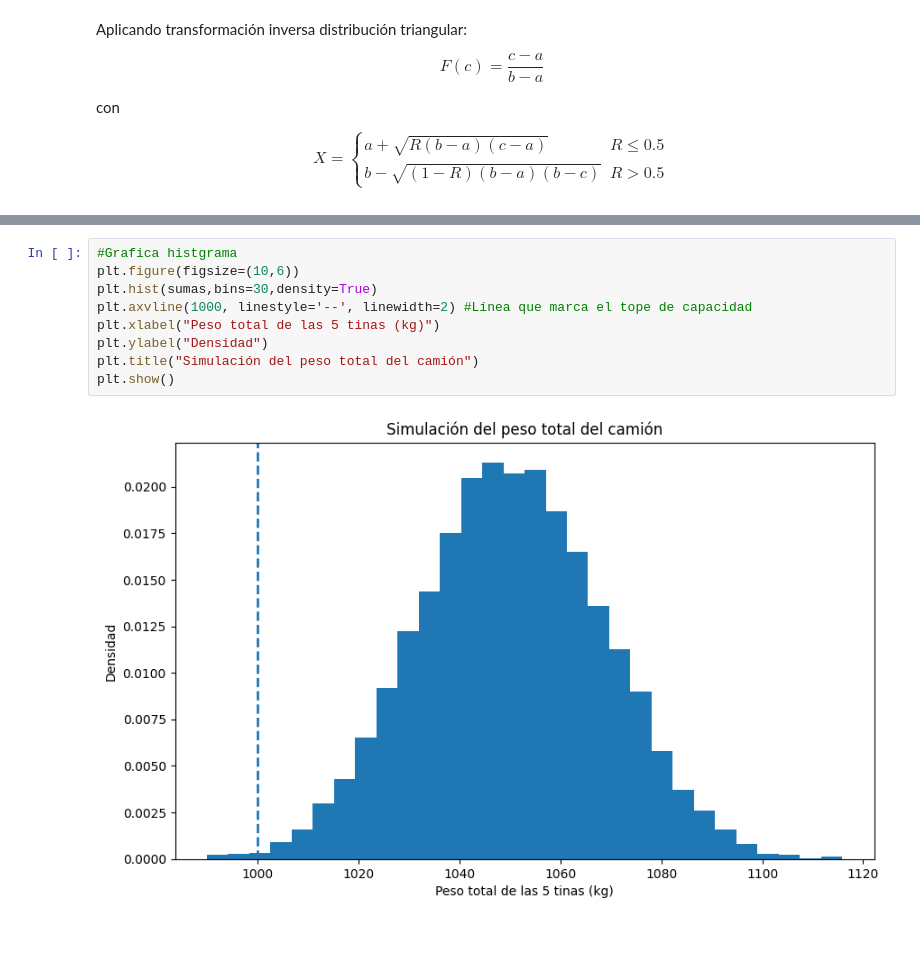
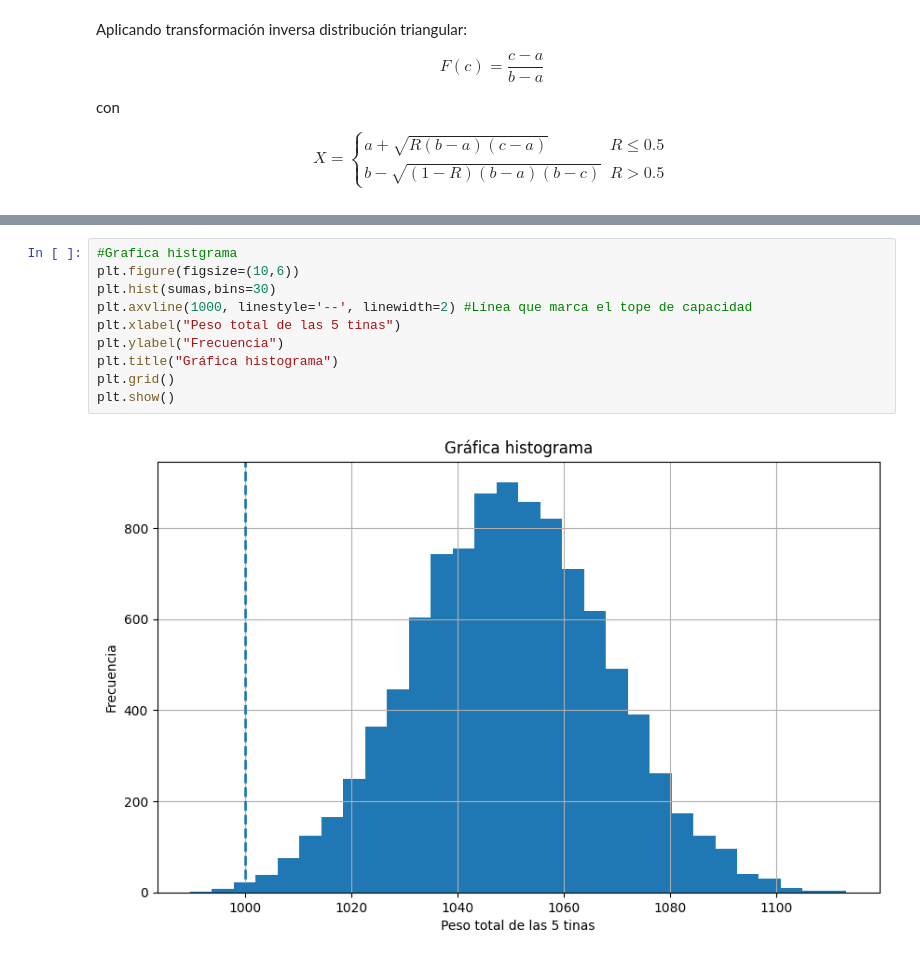
Before and after one commit to saradom11/Simulaci-n-I, a Jupyter notebook: Actividad_3.ipynb, the cells around one changed output, grey strips where cells are left out. Saved outputs shown, nothing was run; the diff lists cells and outputs as text.

```diff
--- a/Actividad_3.ipynb
+++ b/Actividad_3.ipynb
@@ -83,11 +107,12 @@ plt.show()
 # %%
 #Grafica histgrama
 plt.figure(figsize=(10,6))
-plt.hist(sumas,bins=30,density=True)
+plt.hist(sumas,bins=30)
 plt.axvline(1000, linestyle='--', linewidth=2) #Línea que marca el tope de capacidad
-plt.xlabel("Peso total de las 5 tinas (kg)")
-plt.ylabel("Densidad")
-plt.title("Simulación del peso total del camión")
+plt.xlabel("Peso total de las 5 tinas")
+plt.ylabel("Frecuencia")
+plt.title("Gráfica histograma")
+plt.grid()
 plt.show()
 # %% [output]
-[figure, old version]
+[figure, new version]
```
Also changed, not shown: parts of 9 cells of this notebook.
